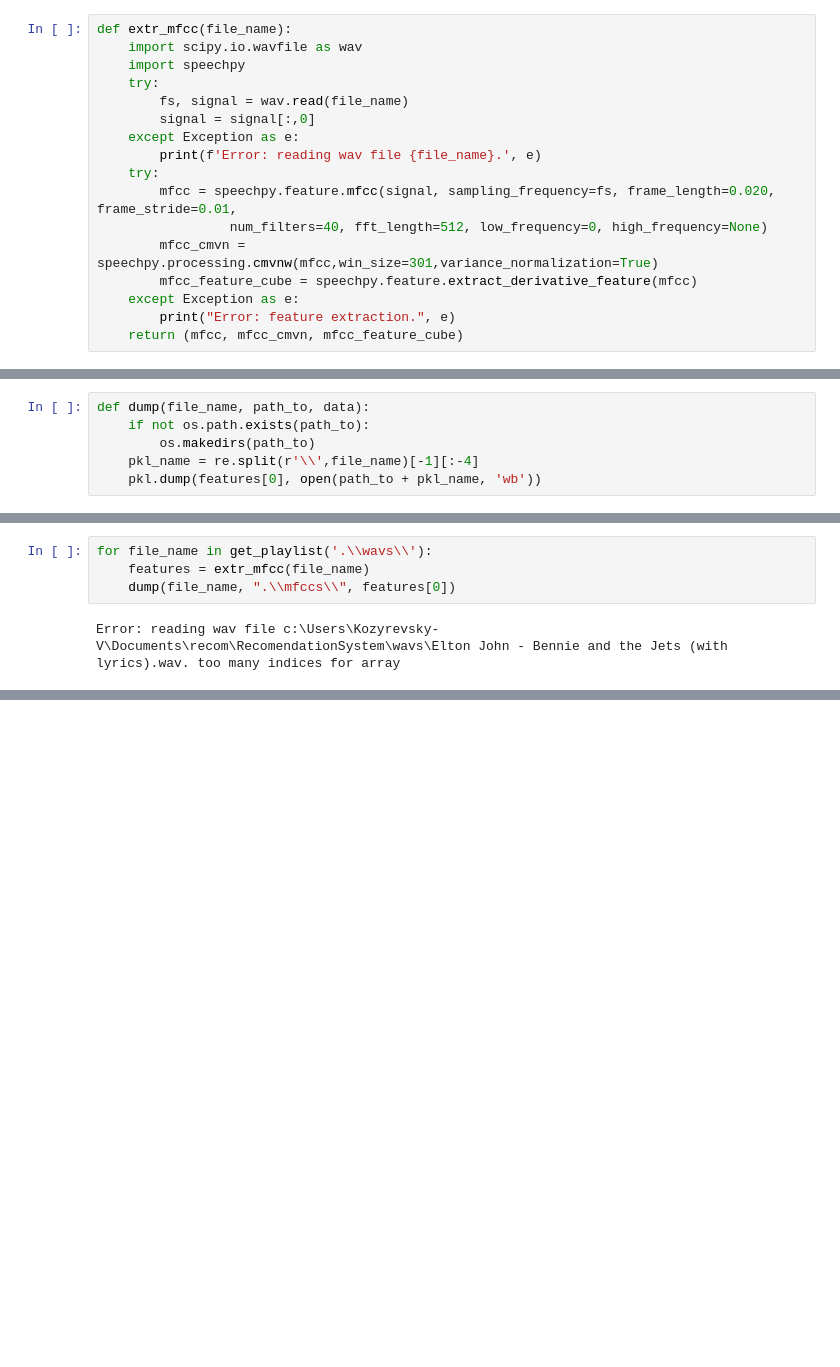
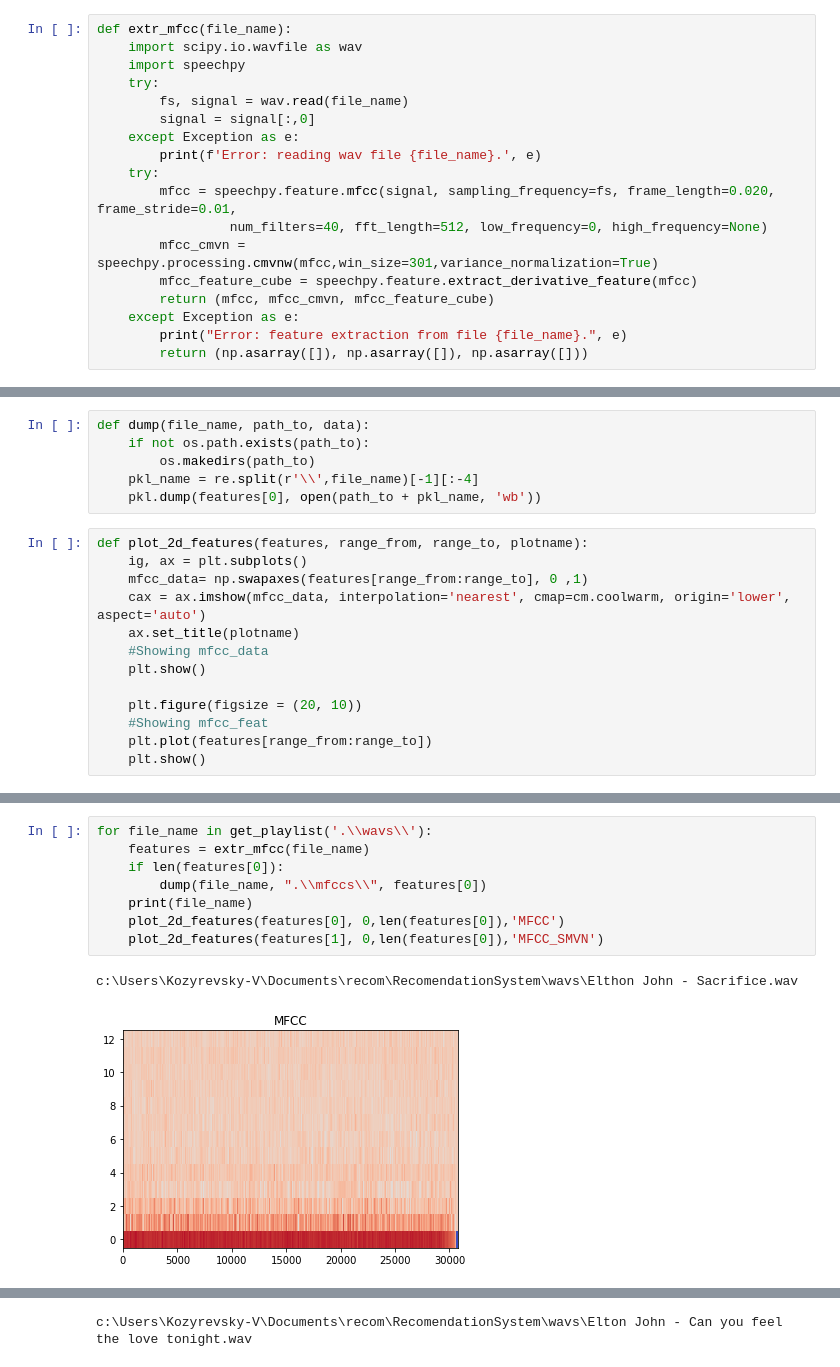
Before and after one commit to vadikko2/RecomendationSystem, a Jupyter notebook: preproc.ipynb, the cells around one changed output, grey strips where cells are left out. Cells and saved outputs as stored; diff of their text form; blank space fills up the shorter version.

```diff
--- a/preproc.ipynb
+++ b/preproc.ipynb
@@ -29,9 +31,10 @@ def extr_mfcc(file_name):
                  num_filters=40, fft_length=512, low_frequency=0, high_frequency=None)
         mfcc_cmvn = speechpy.processing.cmvnw(mfcc,win_size=301,variance_normalization=True)
         mfcc_feature_cube = speechpy.feature.extract_derivative_feature(mfcc)
+        return (mfcc, mfcc_cmvn, mfcc_feature_cube)
     except Exception as e:
-        print("Error: feature extraction.", e)
-    return (mfcc, mfcc_cmvn, mfcc_feature_cube)
+        print("Error: feature extraction from file {file_name}.", e)
+        return (np.asarray([]), np.asarray([]), np.asarray([]))
 # %%
 def get_playlist(path):
     for l in [filename for filename in os.listdir(path) if '.wav' in filename]:
@@ -42,6 +45,19 @@ def dump(file_name, path_to, data):
         os.makedirs(path_to)
     pkl_name = re.split(r'\\',file_name)[-1][:-4]
     pkl.dump(features[0], open(path_to + pkl_name, 'wb'))
+# %%
+def plot_2d_features(features, range_from, range_to, plotname):
+    ig, ax = plt.subplots()
+    mfcc_data= np.swapaxes(features[range_from:range_to], 0 ,1)
+    cax = ax.imshow(mfcc_data, interpolation='nearest', cmap=cm.coolwarm, origin='lower', aspect='auto')
+    ax.set_title(plotname)
+    #Showing mfcc_data
+    plt.show()
+
+    plt.figure(figsize = (20, 10))
+    #Showing mfcc_feat
+    plt.plot(features[range_from:range_to])
+    plt.show()
 # %%
 decode(path_from = '.\\tracks\\', path_to = '.\\wavs\\', separator = '\\')
 # %% [output]
@@ -68,6 +74,11 @@ Successfully decoding c:\Users\Kozyrevsky-V\Documents\recom\RecomendationSystem\
 # %%
 for file_name in get_playlist('.\\wavs\\'):
     features = extr_mfcc(file_name)
-    dump(file_name, ".\\mfccs\\", features[0])
+    if len(features[0]):
+        dump(file_name, ".\\mfccs\\", features[0])
+    print(file_name)
+    plot_2d_features(features[0], 0,len(features[0]),'MFCC')
+    plot_2d_features(features[1], 0,len(features[0]),'MFCC_SMVN')
 # %% [output]
-Error: reading wav file c:\Users\Kozyrevsky-V\Documents\recom\RecomendationSystem\wavs\Elton John - Bennie and the Jets (with lyrics).wav. too many indices for array
+c:\Users\Kozyrevsky-V\Documents\recom\RecomendationSystem\wavs\Elthon John - Sacrifice.wav
+[figure, added]
@@ -73,0 +94 @@ Error: reading wav file c:\Users\Kozyrevsky-V\Documents\recom\RecomendationSyste
+c:\Users\Kozyrevsky-V\Documents\recom\RecomendationSystem\wavs\Elton John - Can you feel the love tonight.wav
```
Also changed, not shown: parts of 4 cells of this notebook.
